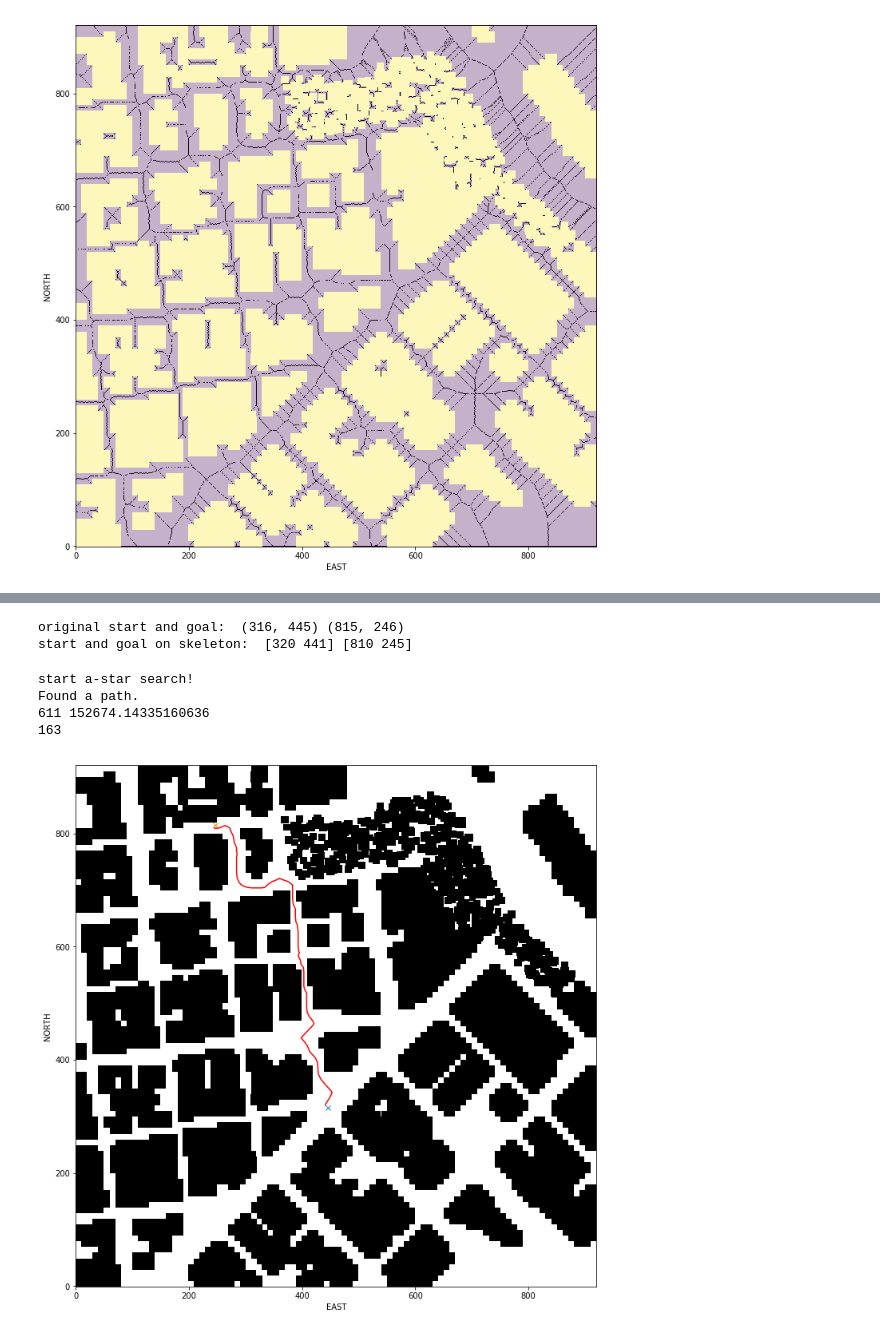
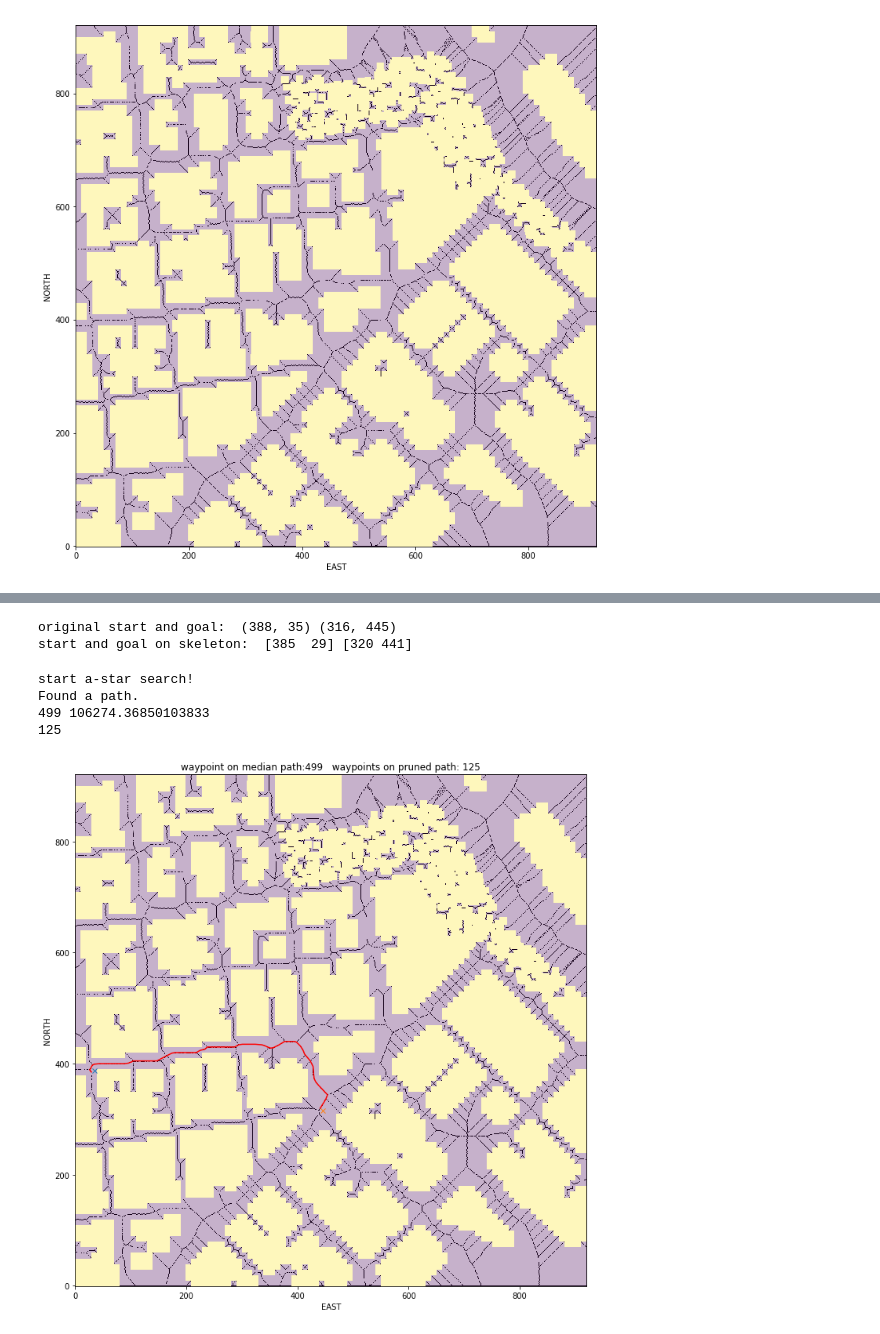
Before and after one commit to CDA70/Motion-Planning, a Jupyter notebook: main_motion_planner.ipynb, the cells around one changed output, grey strips where cells are left out. Saved outputs shown, nothing was run; the diff lists cells and outputs as text; code cells hidden in the pictures.

```diff
--- a/main_motion_planner.ipynb
+++ b/main_motion_planner.ipynb
@@ -70,8 +70,17 @@ plt.show()
 
 #set grid start and grid goal
 # start to pos 1
-grid_start = (316,445)
-grid_goal  = (815, 246)
+#grid_start = (316,445)
+#grid_goal = (626, 820)
+
+#grid_start = (625, 819)
+#grid_goal = (820, 250)
+
+#grid_start = (820, 251)
+#grid_goal  = (388, 35)
+
+grid_start = (388,35)
+grid_goal  = (316, 445)
 
 # from pos 1 to pos 2#
 #grid_start = (815, 247)
@@ -83,7 +92,7 @@ grid_goal  = (815, 246)
 
 # from pos 3 back to start
 #grid_start = (387,35)
-#rid_goal  = (316, 445)
+#grid_goal  = (316, 445)
 
 plt.imshow(grid, origin='lower')
 plt.imshow(skeleton, cmap='Greys', origin='lower', alpha=0.7)
@@ -103,39 +112,49 @@ skel_start, skel_goal = find_start_goal(skeleton, grid_start, grid_goal)
 print('original start and goal: ',grid_start, grid_goal)
 print('start and goal on skeleton: ', skel_start, skel_goal)
 # %% [output]
-original start and goal:  (316, 445) (815, 246)
-start and goal on skeleton:  [320 441] [810 245]
+original start and goal:  (388, 35) (316, 445)
+start and goal on skeleton:  [385  29] [320 441]
+# %%
+# a star search with median grid
+
+median_path, cost = a_star(invert(skeleton).astype(np.int),
+                    heuristic_func,
+                    tuple(skel_start),
+                    tuple(skel_goal))
+print(len(median_path), cost)
+
+pruned_path = prune_path(median_path)
+print(len(pruned_path))
+# %% [output]
+start a-star search!
+Found a path.
+499 106274.36850103833
+125
 # %%
-# a star search with midian grid
-
-median_path, cost = a_star(invert(skeleton).astype(np.int),
-                    heuristic_func,
-                    tuple(skel_start),
-                    tuple(skel_goal))
-print(len(median_path), cost)
-
-pruned_path = prune_path(median_path)
-print(len(pruned_path))
-
 plt.imshow(grid, cmap='Greys', origin='lower')
 
 # For the purposes of the visual the east coordinate lay along
 # the x-axis and the north coordinates long the y-axis.
+
+title = 'waypoint on median path:' + str(len(median_path)) + '   waypoints on pruned path: ' + str(len(pruned_path))
+
+plt.imshow(grid, origin='lower')
+plt.imshow(skeleton, cmap='Greys', origin='lower', alpha=0.7)
+plt.title(title)
+
+
 plt.plot(grid_start[1], grid_start[0], 'x')
 plt.plot(grid_goal[1], grid_goal[0], 'x')
 
 pp = np.array(pruned_path)
 plt.plot(pp[:, 1], pp[:, 0], 'r')
+#plt.scatter(pp[:, 1], pp[:, 0])
 
 plt.xlabel('EAST')
 plt.ylabel('NORTH')
 plt.show()
 # %% [output]
-start a-star search!
-Found a path.
-611 152674.14335160636
-163
-[figure, old version]
+[figure, new version]
 # %%
  waypoints = [[p[0] + north_offset, p[1] + east_offset, drone_altitude, 0] for p in pruned_path]
  print(waypoints)
```
Also changed, not shown: parts of 2 cells of this notebook, 10 other files.
